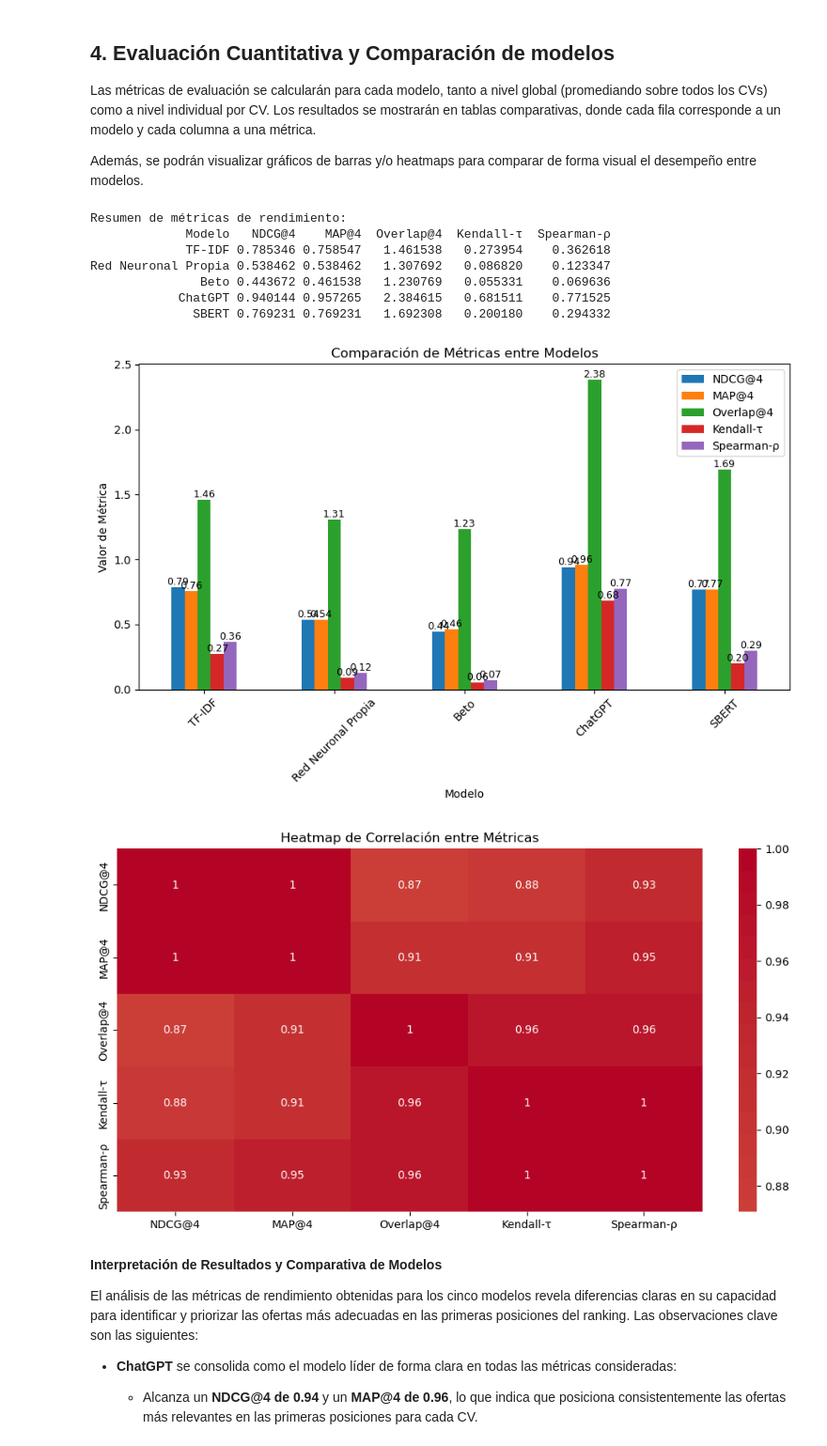
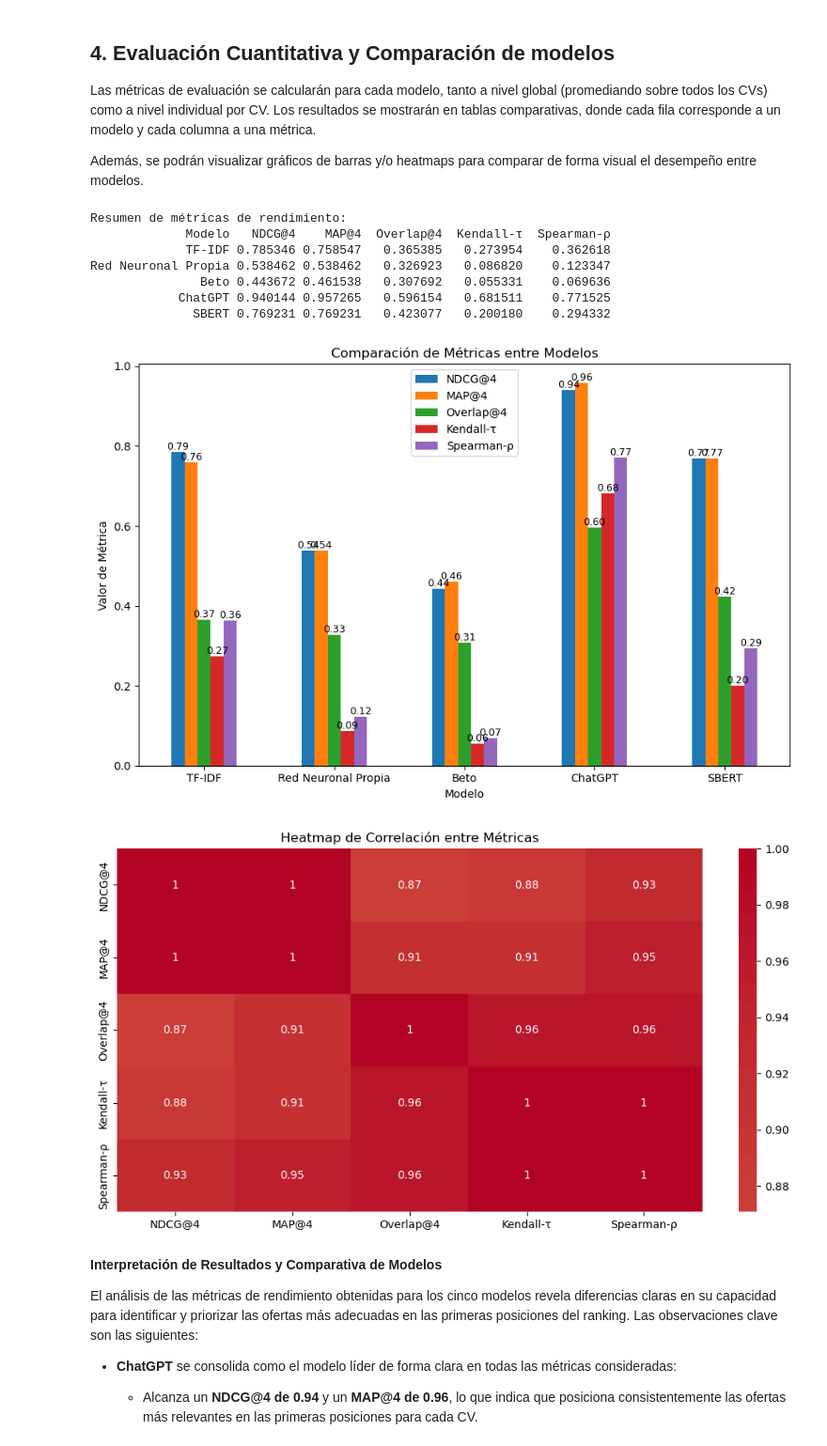
Before and after one commit to PabloTellezLopez/cv-matching, a Jupyter notebook: scripts/evaluation_notebook.ipynb, the cells around one changed output. Shown: that part at 94% size. Cells and saved outputs as stored; diff of their text form; code cells hidden in the pictures.

```diff
--- a/scripts/evaluation_notebook.ipynb
+++ b/scripts/evaluation_notebook.ipynb
@@ -623,6 +623,11 @@ def overlap_at_k(model_df, test_df, k=4):
             test_df[test_df["cv_id"] == cv_id].sort_values("rank")["offer_id"].head(k)
         )
         overlap = len(set(model_top) & set(test_top))
+        overlap /= k  # Normalizamos al tamaño k
+        if overlap > 1.0:
+            logging.warning(
+                f"Overlap mayor que 1.0 para cv_id {cv_id}: {overlap}. Revisa los datos."
+            )
         overlaps.append(overlap)
     return float(np.mean(overlaps)) if overlaps else 0.0
 # %%
@@ -729,43 +734,44 @@ print(metrics_df.to_string(index=False))
 # %% [output]
 Resumen de métricas de rendimiento:
              Modelo   NDCG@4    MAP@4  Overlap@4  Kendall-τ  Spearman-ρ
-             TF-IDF 0.785346 0.758547   1.461538   0.273954    0.362618
-Red Neuronal Propia 0.538462 0.538462   1.307692   0.086820    0.123347
-               Beto 0.443672 0.461538   1.230769   0.055331    0.069636
-            ChatGPT 0.940144 0.957265   2.384615   0.681511    0.771525
-              SBERT 0.769231 0.769231   1.692308   0.200180    0.294332
+             TF-IDF 0.785346 0.758547   0.365385   0.273954    0.362618
+Red Neuronal Propia 0.538462 0.538462   0.326923   0.086820    0.123347
+               Beto 0.443672 0.461538   0.307692   0.055331    0.069636
+            ChatGPT 0.940144 0.957265   0.596154   0.681511    0.771525
+              SBERT 0.769231 0.769231   0.423077   0.200180    0.294332
 # %%
 # Visualizaciones rápidas
 
 import matplotlib.pyplot as plt
 
 # Configuración de la gráfica
 plt.figure(figsize=(9, 6))
 ax = metrics_df.set_index("Modelo").plot(kind="bar", ax=plt.gca())
 
 # Añade valores encima de cada barra
 for c in ax.containers:
     ax.bar_label(c, fmt="%.2f", fontsize=9)
 
 plt.title("Comparación de Métricas entre Modelos")
 plt.ylabel("Valor de Métrica")
-plt.xticks(rotation=45)
-plt.legend(loc="upper right")
+plt.xticks(rotation=0)
+# leyenda en el centro arriba
+plt.legend(loc="upper center")
 plt.tight_layout()
 plt.show()
 
 # Heatmaps si se desea analizar la distribución
 import seaborn as sns
 
 # Configuración del heatmap
 plt.figure(figsize=(12, 6))
 sns.heatmap(
     metrics_df.set_index("Modelo").corr(), annot=True, cmap="coolwarm", center=0
 )
 plt.title("Heatmap de Correlación entre Métricas")
 plt.show()
 # %% [output]
-[figure, old version]
+[figure, new version]
 [figure]
 # %% [markdown]
 **Interpretación de Resultados y Comparativa de Modelos**
```
Also changed, not shown: parts of 3 cells of this notebook.
